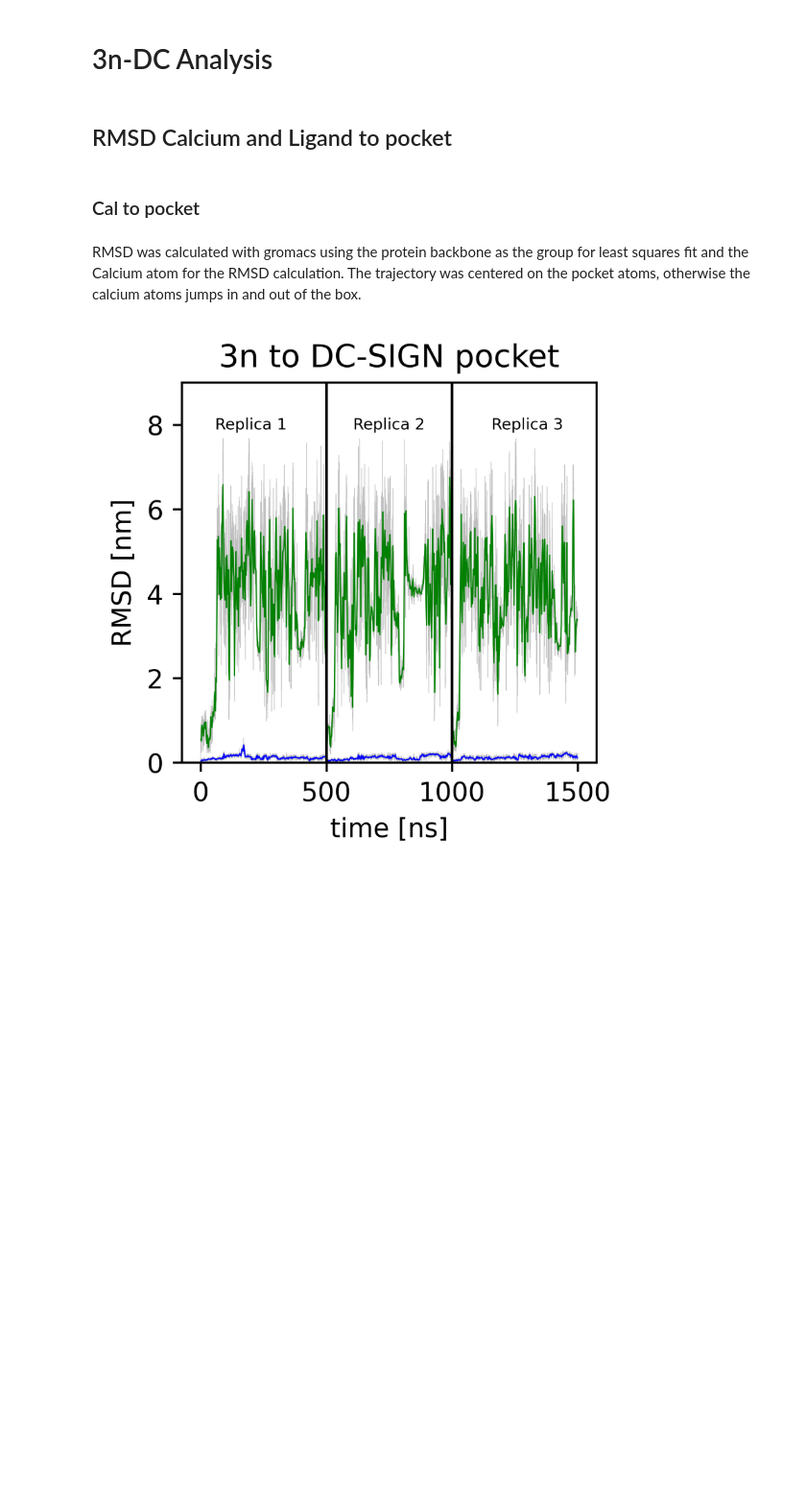
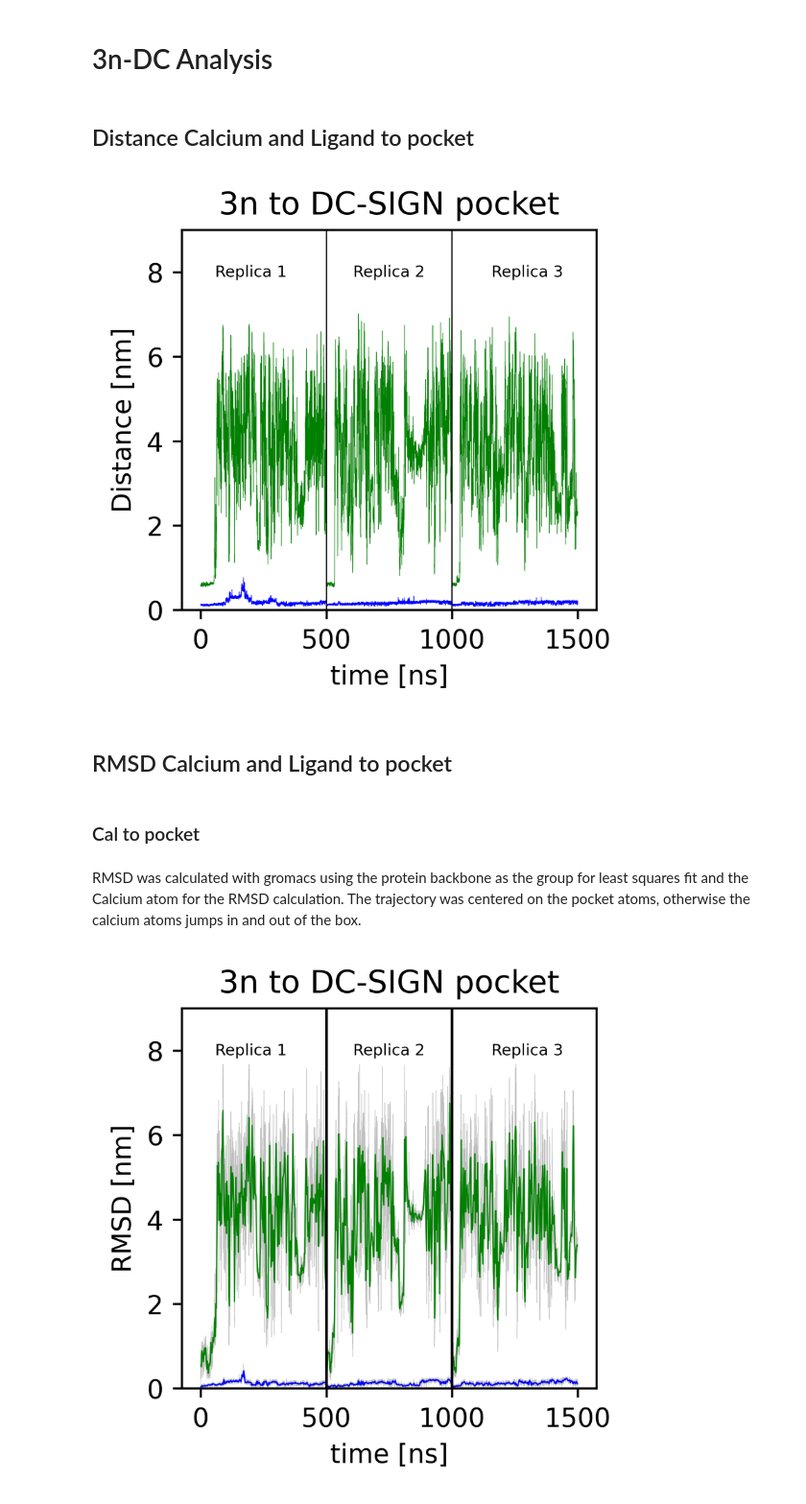
Before and after one commit to sinageissler/DC-MRC1-paper1, a Jupyter notebook: analysis/3n-DC.ipynb, the cells around one changed output. Shown at 96% size. Cells and saved outputs as stored; diff of their text form; code cells hidden in the pictures; blank space fills up the shorter version.

Commit message:
modified scripts

```diff
--- a/analysis/3n-DC.ipynb
+++ b/analysis/3n-DC.ipynb
@@ -19,3 +19,5 @@ path2 = "/data/geissler/simulations/rec_lig/3n-dc/2rep/"  # path to replica2
 path3 = "/data/geissler/simulations/rec_lig/3n-dc/3rep/"  # path to replica3
 path_combined = "/data/geissler/simulations/rec_lig/3n-dc/combined/"  # path to folder with concatenated version of all 3 replicas
 path_stats = "/data/geissler/simulations/rec_lig/3n-dc/combined/stats/"  # path to save results
+# %% [markdown]
+## Distance Calcium and Ligand to pocket
@@ -22,3 +45,59 @@ path_stats = "/data/geissler/simulations/rec_lig/3n-dc/combined/stats/"  # path
+# %%
+# this calculates the distance between center of mass of mannose and the Center of Mass of the binding pocket
+mannose = traj.select_atoms('resname LIG and (name C1 or name C2 or name C3 or name C4 or name C5 or name O5)')  # mannose ring atoms
+pocket = traj.select_atoms('protein and (resid 347 or resid 349 or resid 354 or resid 365)')  # pocket defining residues
+
+lig_pocket = []
+R = np.zeros((cal.atoms.n_atoms, cal.atoms.n_atoms))  # just one atom/position per frame
+
+for ts in traj.trajectory:
+    man_com = mannose.center_of_geometry() #
+    pocket_com = pocket.center_of_geometry()  # calculates center of mass
+    dist_arr = distances.distance_array(man_com,
+                                       pocket_com,
+                                       box=traj.dimensions,
+                                       backend='OpenMP',
+                                       result=R)
+    lig_pocket.append(dist_arr/10)  # convert from Angstr. to nm
+
+lig_pocket_flat = np.concatenate([d.flatten() for d in lig_pocket])
+# %%
+# plot Distances
+
+cm = 1/2.54
+fig, ax = plt.subplots(figsize=(7.5*cm, 7.5*cm), dpi=600)
+
+ax.plot(cal_pocket_flat, linewidth=0.2, c='#0000FF', alpha=1)  # RMSD Cal
+ax.plot(lig_pocket_flat, linewidth=0.2, c='green', alpha=1)  # RMSD lig
+plt.axvline(5000, color='#000000', linewidth=0.5)  # borders between replica
+plt.axvline(10000, color='#000000', linewidth=0.5)
+
+plt.text(2000, 8, "Replica 1", size=6, rotation=0.,  # labels
+         ha="center", va="center",
+         bbox=dict(boxstyle="round",
+                   ec=(1, 1, 1),
+                   fc=(1,1,1),))
+plt.text(7500, 8, "Replica 2", size=6, rotation=0.,
+         ha="center", va="center",
+         bbox=dict(boxstyle="round",
+                   ec=(1, 1, 1),
+                   fc=(1,1,1),))
+plt.text(13000, 8, "Replica 3", size=6, rotation=0.,
+         ha="center", va="center",
+         bbox=dict(boxstyle="round",
+                   ec=(1, 1, 1),
+                   fc=(1,1,1),))
+
+ax.set_ylim(0,9)
+# ax.set_xlim(0,15010)
+plt.xticks([0, 5000, 10000, 15000,], ['0', '500', '1000', '1500',], fontsize=10)
+plt.title('3n to DC-SIGN pocket')
+ax.set_xlabel('time [ns]')
+ax.set_ylabel('Distance [nm]')
+plt.tight_layout()
+plt.savefig("/data/geissler/analysis/paper1_scripts_reproducability/distance_plots/3n-dc.png")
+# %% [output]
+[figure, added]
 # %% [markdown]
 ## RMSD Calcium and Ligand to pocket
 # %% [markdown]
```
Also changed, not shown: parts of 2 cells of this notebook, 11 other files.
